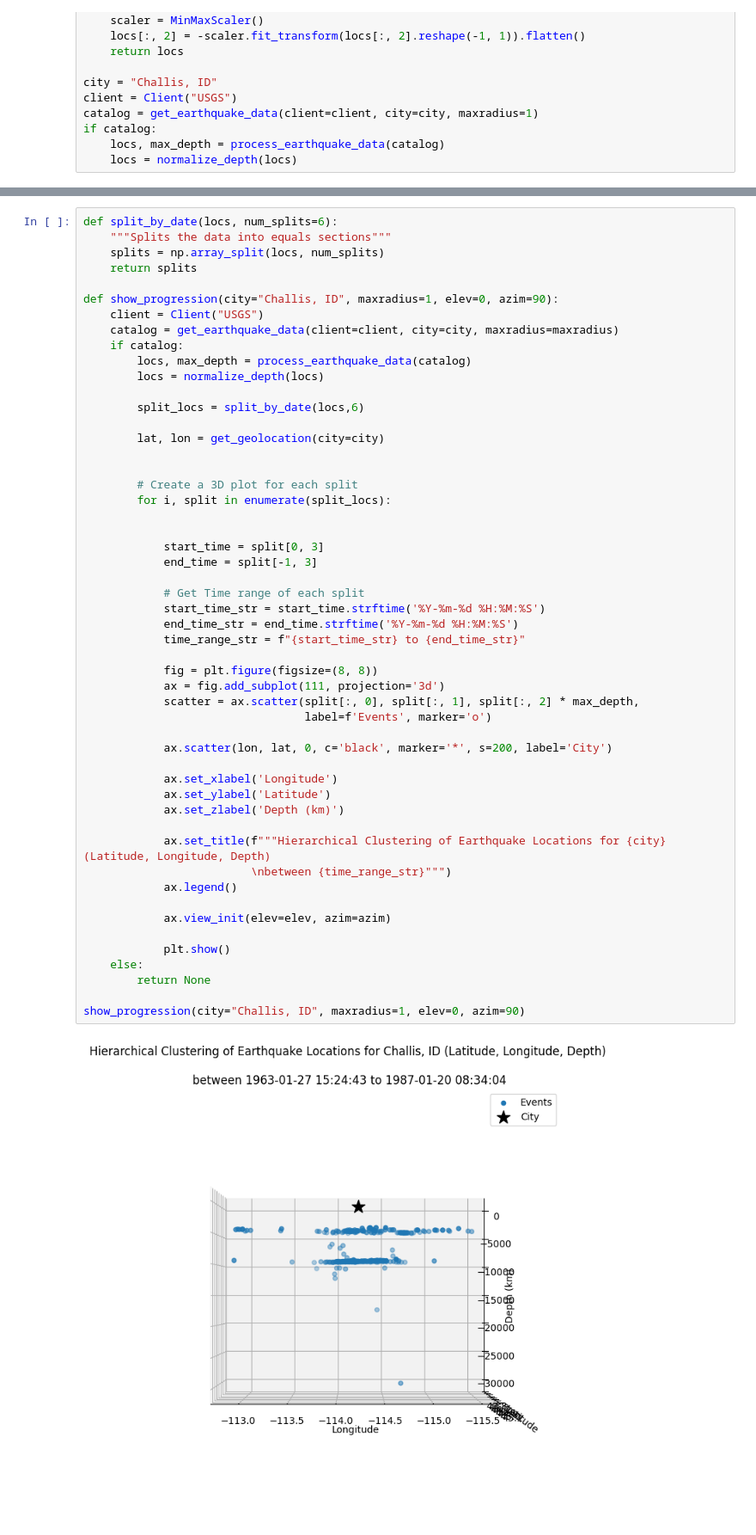
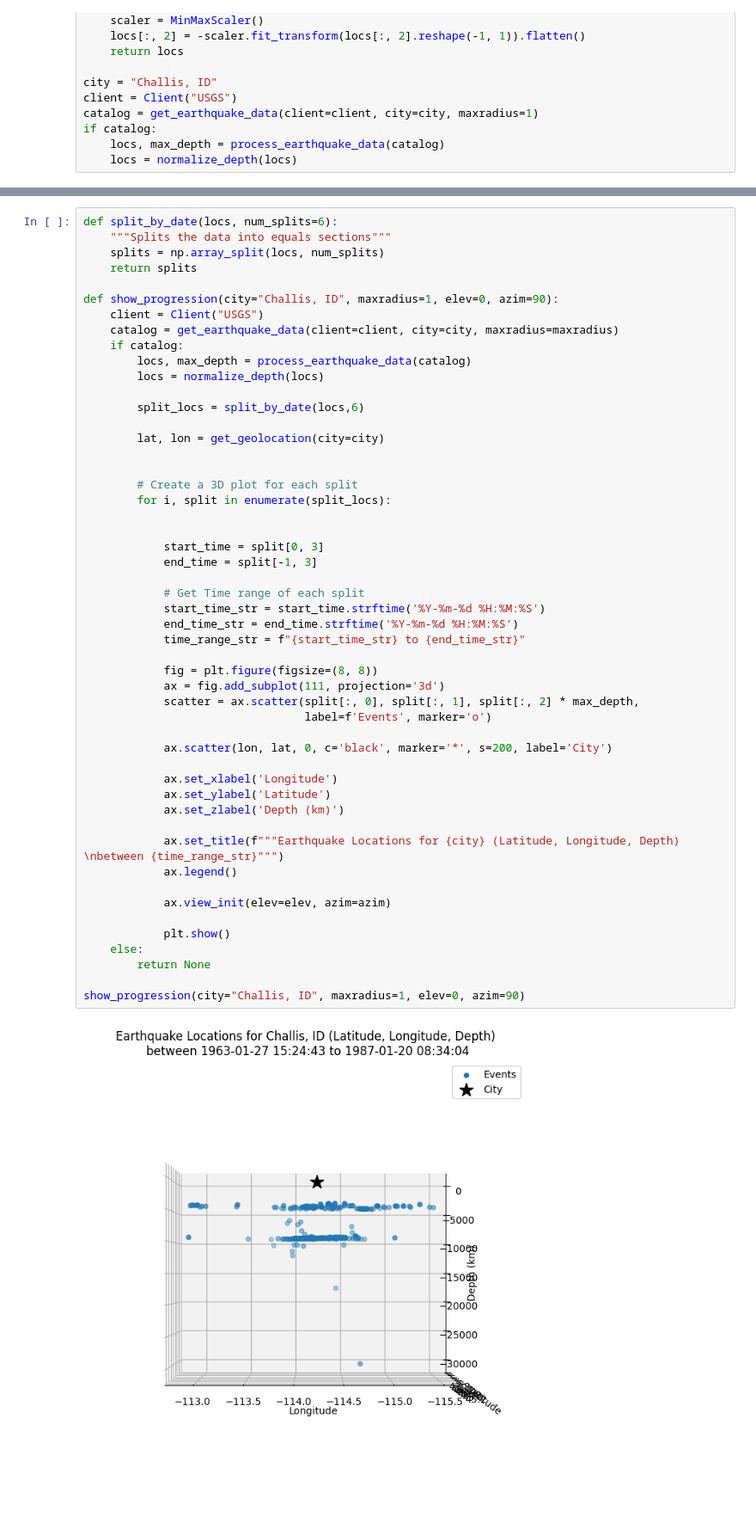
Before and after one commit to BlueJCash/CS_5850_EQ_Project, a Jupyter notebook: Project_test.ipynb, the cells around one changed output, grey strips where cells are left out. Shown at 86% size. Drawn from its saved outputs; the diff is of its cells as text.

```diff
--- a/Project_test.ipynb
+++ b/Project_test.ipynb
@@ -430,33 +532,32 @@ def show_progression(city="Challis, ID", maxradius=1, elev=0, azim=90):
 
             start_time = split[0, 3]
             end_time = split[-1, 3]
 
             # Get Time range of each split
             start_time_str = start_time.strftime('%Y-%m-%d %H:%M:%S')
             end_time_str = end_time.strftime('%Y-%m-%d %H:%M:%S')
             time_range_str = f"{start_time_str} to {end_time_str}"
 
             fig = plt.figure(figsize=(8, 8))
             ax = fig.add_subplot(111, projection='3d')
             scatter = ax.scatter(split[:, 0], split[:, 1], split[:, 2] * max_depth,
                                  label=f'Events', marker='o')
 
             ax.scatter(lon, lat, 0, c='black', marker='*', s=200, label='City')
 
             ax.set_xlabel('Longitude')
             ax.set_ylabel('Latitude')
             ax.set_zlabel('Depth (km)')
 
-            ax.set_title(f"""Hierarchical Clustering of Earthquake Locations for {city} (Latitude, Longitude, Depth)
-                         \nbetween {time_range_str}""")
+            ax.set_title(f"""Earthquake Locations for {city} (Latitude, Longitude, Depth) \nbetween {time_range_str}""")
             ax.legend()
 
             ax.view_init(elev=elev, azim=azim)
 
             plt.show()
     else:
         return None
 
 show_progression(city="Challis, ID", maxradius=1, elev=0, azim=90)
 # %% [output]
-[figure, old version]
+[figure, new version]
```
Also changed, not shown: parts of 6 cells of this notebook, 36 other files.
